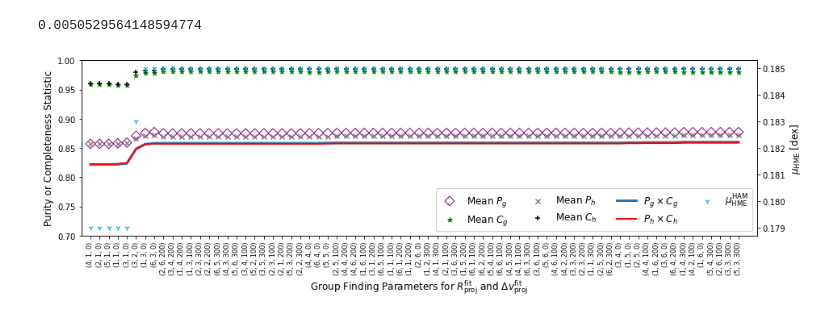
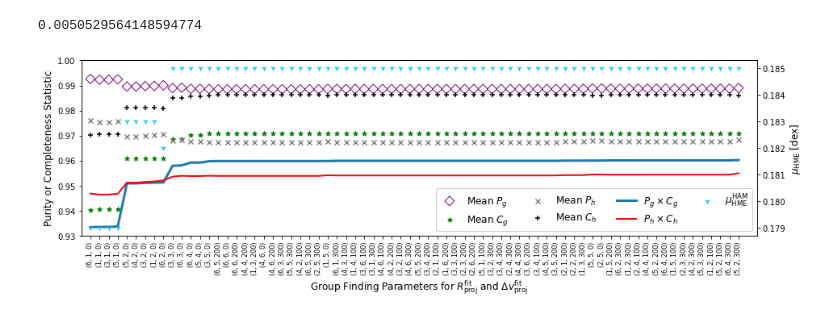
Before and after one commit to zhutchens1/g3groupfinder, a Jupyter notebook: optimization/optimize_visually_dwarfs.ipynb, the cells around one changed output. Cells and saved outputs as stored; diff of their text form; code cells hidden in the pictures.

```diff
--- a/optimization/optimize_visually_dwarfs.ipynb
+++ b/optimization/optimize_visually_dwarfs.ipynb
@@ -59,10 +61,10 @@ np.max(dwarfresults.mu_HME_dwgt1)-np.min(dwarfresults.mu_HME_dwgt1)
 # %% [output]
 0.0050529564148594774
 # %%
-pg=dwarfresults.P_G_dwgt1.to_numpy()
-cg=dwarfresults.C_G_dwgt1.to_numpy()
-ph=dwarfresults.P_H_dwgt1.to_numpy()
-ch=dwarfresults.C_H_dwgt1.to_numpy()
+pg=dwarfresults.P_G_dw.to_numpy()
+cg=dwarfresults.C_G_dw.to_numpy()
+ph=dwarfresults.P_H_dw.to_numpy()
+ch=dwarfresults.C_H_dw.to_numpy()
 mu_phys=dwarfresults.mu_HME_dw.to_numpy()
 mu=dwarfresults.mu_HME_dw.to_numpy()#/np.median(dwarfresults.mu_HME.to_numpy())
 fn=interp1d([np.max(mu),np.min(mu)],[0.7,1])
@@ -83,28 +85,28 @@ newlabels=np.array(dwarfresults.index.to_numpy())[order]
 # %%
 myrange=np.arange(1,len(pg)+1)
 fig,ax=plt.subplots(figsize=(15,4))
 ax.scatter(myrange-1,pg,edgecolors='purple',facecolors='None',marker='D',label='Mean $P_g$',s=70)
 ax.scatter(myrange-1,cg,color='green',marker='*', label='Mean $C_g$')
 ax.scatter(myrange-1,ph,color='gray',marker='x', label='Mean $P_h$')
 ax.scatter(myrange-1,ch,color='k',marker='+', label='Mean $C_h$',s=30)
 ax.plot(myrange-1,pgtimescg,color='tab:blue', linewidth=3,label=r'$P_g \times C_g$')
 ax.plot(myrange-1,phtimesch,color='red',linewidth=2, label=r'$P_h \times C_h$')
 ax.set_xticks(myrange-1,newlabels, rotation='vertical',fontsize=8)
 ax.set_xlabel(r"Group Finding Parameters for $R_{\rm proj}^{\rm fit}$ and $\Delta v_{\rm proj}^{\rm fit}$",fontsize=12)
-ax.set_ylim(0.7,1.0)
+ax.set_ylim(0.93,1.0)
 ax.set_xlim(-1,max(myrange)+1)
 ax.set_ylabel("Purity or Completeness Statistic",fontsize=12)
 ax1=ax.twinx()
 ax1.scatter(myrange-1,mu_phys,marker='1',color='deepskyblue',s=40,label=r'$\mu_{\rm HME}^{\rm HAM}$')
 #ax1.scatter(myrange-1,mu_dyn,marker='2',color='olive')
 ax.scatter(-99,-99,marker='1',color='deepskyblue',s=40,label=r'$\mu_{\rm HME}^{\rm HAM}$')
 ax1.set_ylabel(r'$\mu_{\rm HME}$ [dex]',fontsize=12)
 #ax1.set_ylim(0.15,0.18)
 #plt.xlim(50,100)
 ax.legend(loc='lower right', framealpha=1, fontsize=12, ncol=4)
 plt.show()
 # %% [output]
-[figure, old version]
+[figure, new version]
 # %%
 mock = pd.read_hdf("../halobiasmocks/fiducial/ECO_cat_0_Planck_memb_cat.hdf5")
 # %%
```
Also changed, not shown: parts of 7 cells of this notebook, 2 other files.
